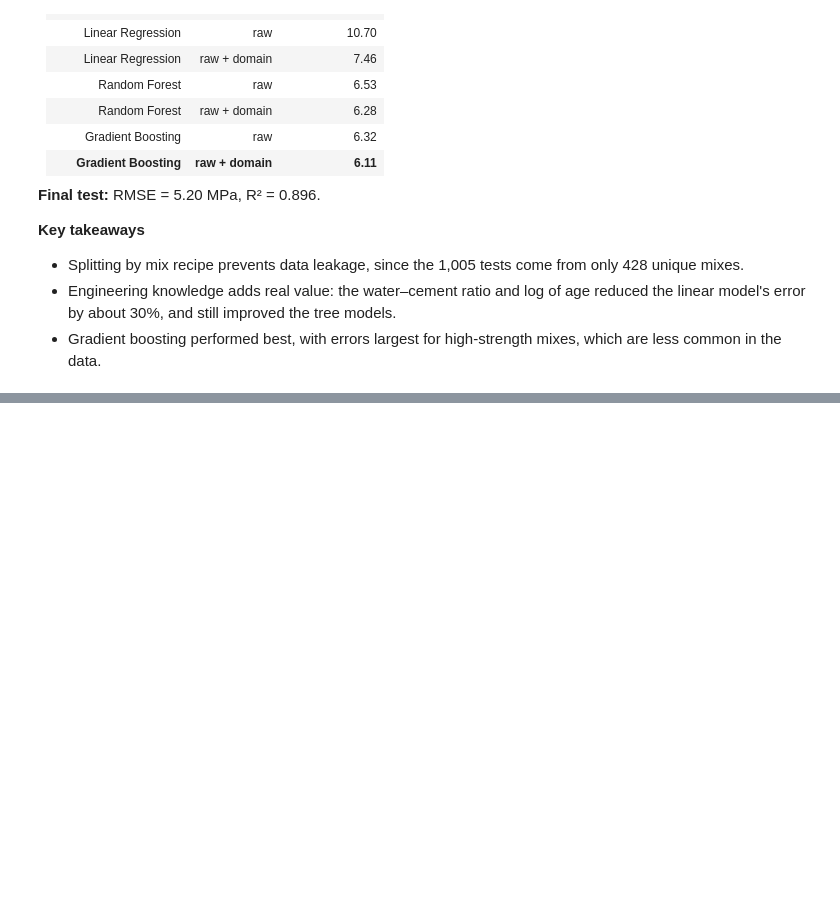
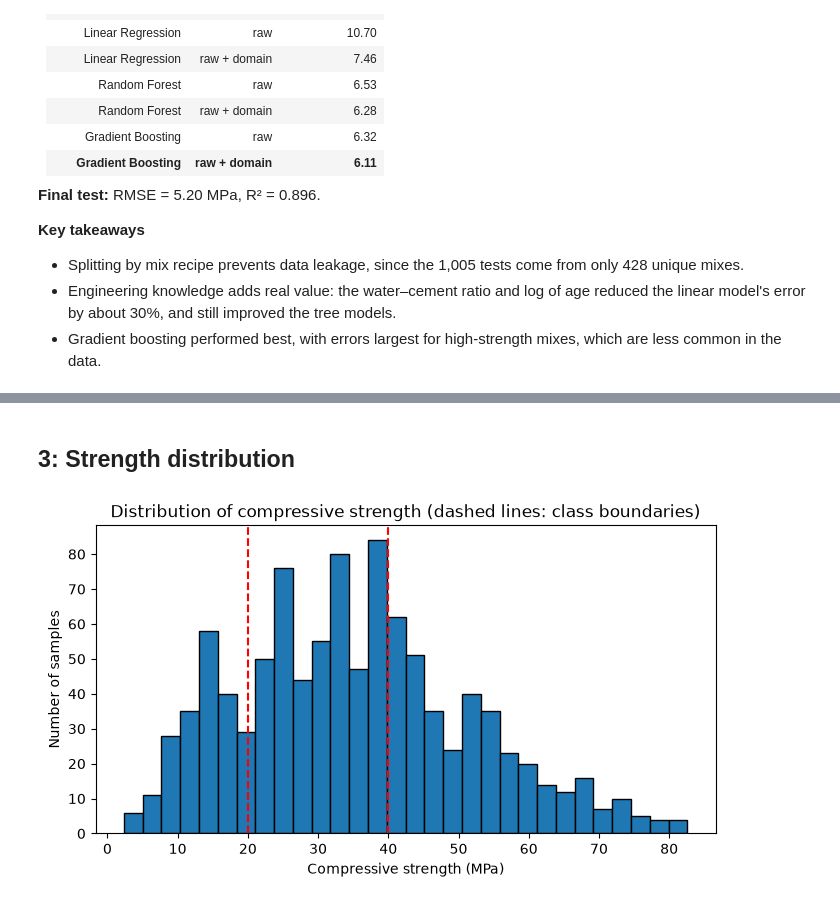
Before and after one commit to sammiefol/concrete-strength-ml, a Jupyter notebook: notebooks/01_eda_baseline.ipynb, the cells around one changed output, grey strips where cells are left out. Cells and saved outputs as stored; diff of their text form; code cells hidden in the pictures; blank space fills up the shorter version.

Commit message:
Add EDA plots, Abrams' law baseline and data source section

```diff
--- a/notebooks/01_eda_baseline.ipynb
+++ b/notebooks/01_eda_baseline.ipynb
@@ -352,0 +360,24 @@ Model saved
+# %%
+import numpy as np
+import pandas as pd
+import matplotlib.pyplot as plt
+
+eda = df.copy()
+
+# Strength classes (MPa)
+eda["strength_class"] = pd.cut(
+    eda["strength"],
+    bins=[0, 20, 40, np.inf],
+    labels=["Low (<20 MPa)", "Medium (20–40 MPa)", "High (>40 MPa)"],
+)
+
+# Curing age groups (days)
+eda["age_group"] = pd.cut(
+    eda["age"],
+    bins=[0, 7, 28, 91, np.inf],
+    labels=["≤7 days", "14–28 days", "56–91 days", ">91 days"],
+)
+
+print(eda["strength_class"].value_counts().sort_index())
+print()
+print(eda["age_group"].value_counts().sort_index())
@@ -352,0 +397,13 @@ Model saved
+# %% [markdown]
+## 3: Strength distribution
+# %%
+fig, ax = plt.subplots(figsize=(8, 4))
+ax.hist(eda["strength"], bins= 30, edgecolor="black")
+for x in [20, 40]:
+    ax.axvline(x, linestyle="--", color="red")
+ax.set_xlabel("Compressive strength (MPa)")
+ax.set_ylabel("Number of samples")
+ax.set_title("Distribution of compressive strength (dashed lines: class boundaries)")
+plt.show()
+# %% [output]
+[figure, added]
```
Also changed, not shown: parts of 21 cells of this notebook, 1 other file.
